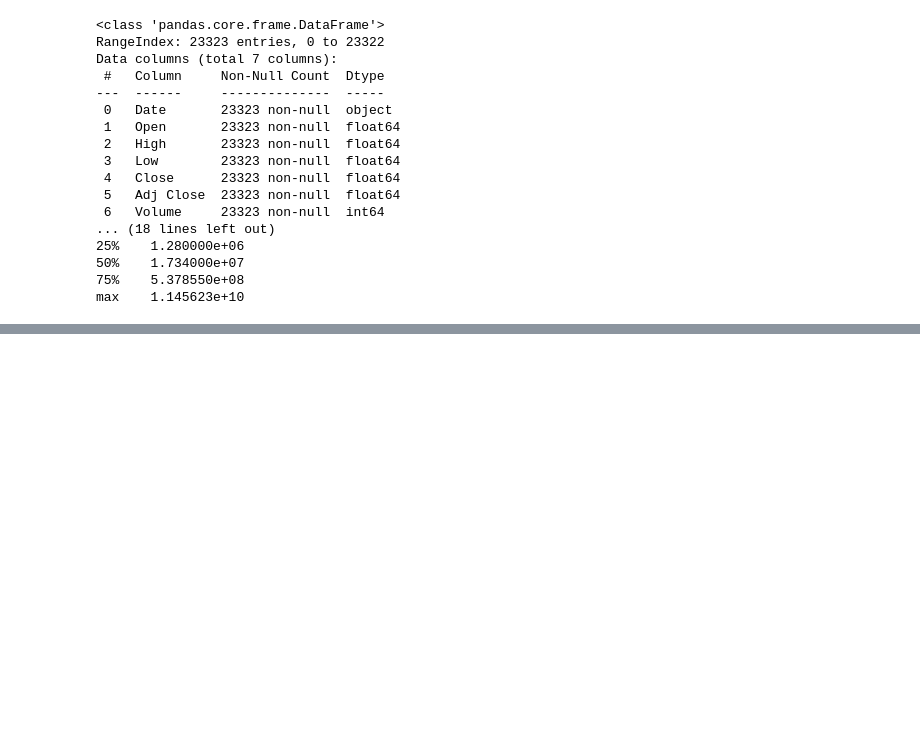
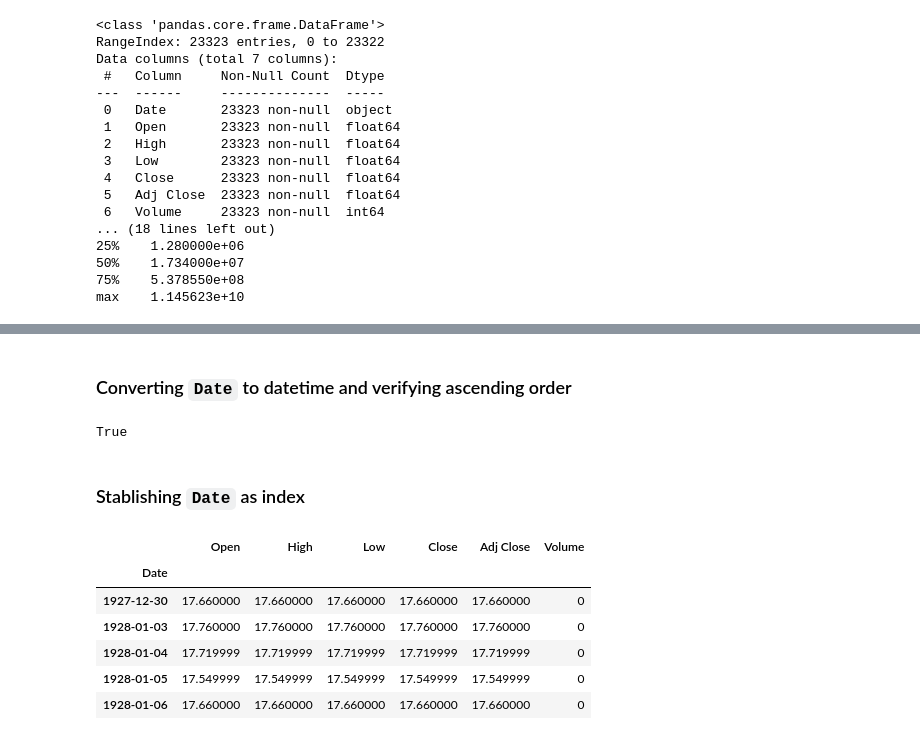
Before and after one commit to Pablo-Mateu/sp500-market-regimes, a Jupyter notebook: notebooks/EDA.ipynb, the cells around one changed output, grey strips where cells are left out. Drawn from its saved outputs; the diff is of its cells as text; code cells hidden in the pictures; blank space fills up the shorter version.

```diff
--- a/notebooks/EDA.ipynb
+++ b/notebooks/EDA.ipynb
@@ -57,0 +62,20 @@ max    1.145623e+10
+# %% [markdown]
+### Converting `Date` to datetime and verifying ascending order
+# %%
+df["Date"] = pd.to_datetime(df["Date"])
+df["Date"].is_monotonic_increasing
+# %% [output]
+True
+# %% [markdown]
+### Stablishing `Date` as index
+# %%
+df = df.set_index("Date")
+df.head()
+# %% [output]
+|  | Open | High | Low | Close | Adj Close | Volume |
+| Date |  |  |  |  |  |  |
+| 1927-12-30 | 17.660000 | 17.660000 | 17.660000 | 17.660000 | 17.660000 | 0 |
+| 1928-01-03 | 17.760000 | 17.760000 | 17.760000 | 17.760000 | 17.760000 | 0 |
+| 1928-01-04 | 17.719999 | 17.719999 | 17.719999 | 17.719999 | 17.719999 | 0 |
+| 1928-01-05 | 17.549999 | 17.549999 | 17.549999 | 17.549999 | 17.549999 | 0 |
+| 1928-01-06 | 17.660000 | 17.660000 | 17.660000 | 17.660000 | 17.660000 | 0 |
```
Also changed, not shown: parts of 5 cells of this notebook.
